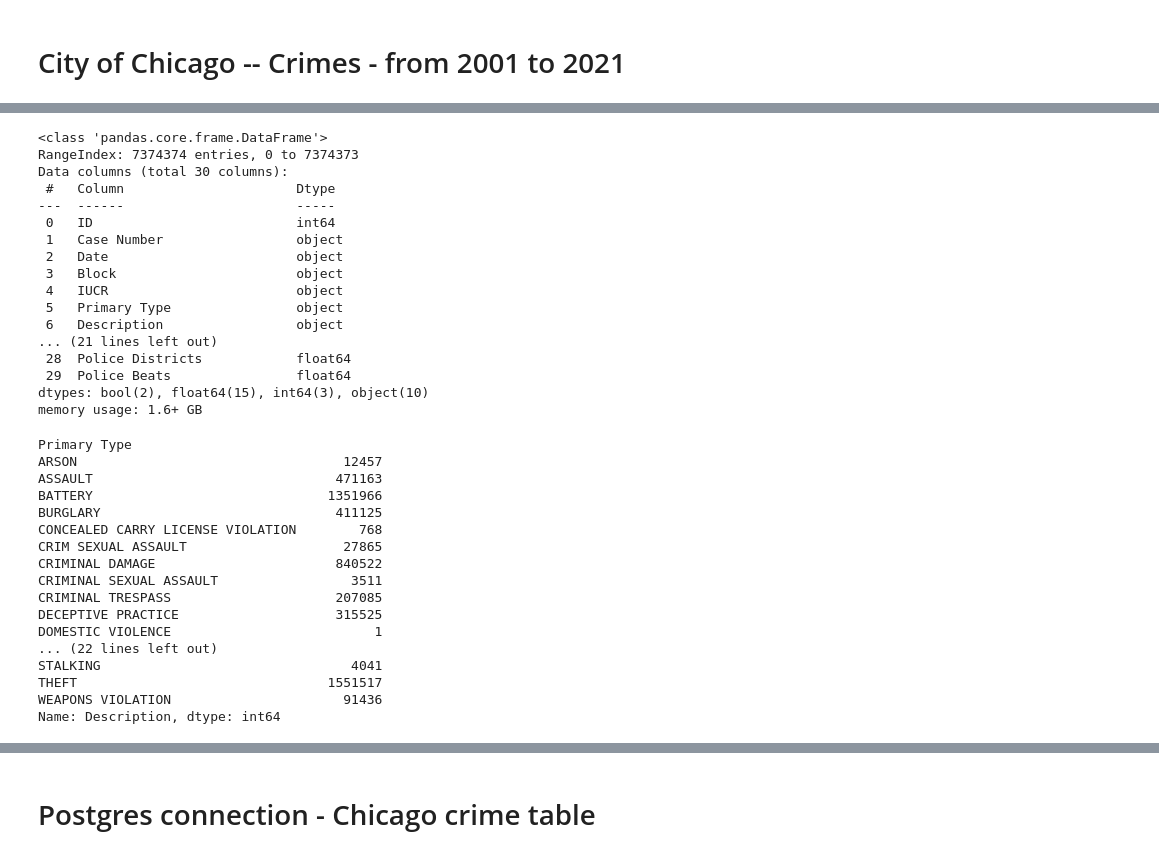
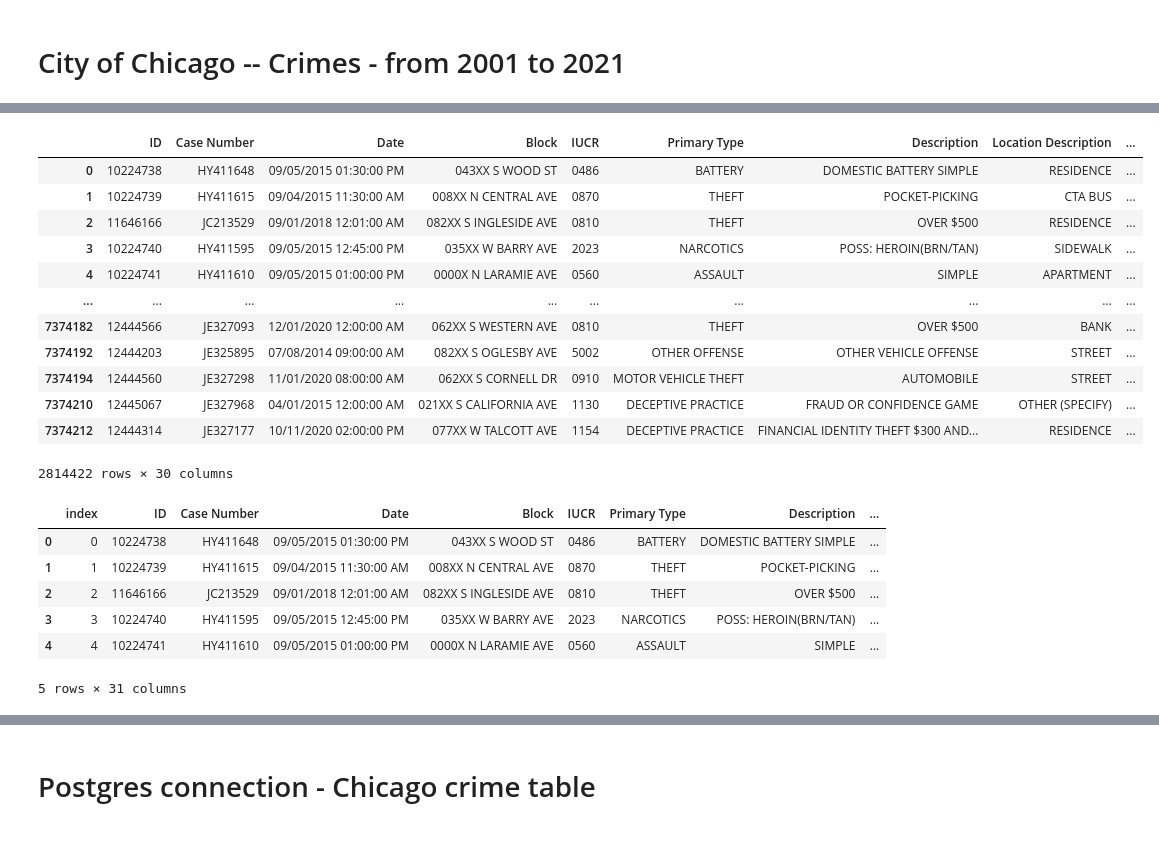
Before and after one commit to Karla-Flores/Chicago-Crime-Visualizing-Data, a Jupyter notebook: Proyect_03.ipynb, the cells around one changed output, grey strips where cells are left out. Saved outputs shown, nothing was run; the diff lists cells and outputs as text; code cells hidden in the pictures.

```diff
--- a/Proyect_03.ipynb
+++ b/Proyect_03.ipynb
@@ -24,0 +24,16 @@ table.head()
+# %%
+table[(table.Year>2010) & (table.Year<2021)]
+# %% [output]
+|  | ID | Case Number | Date | Block | IUCR | Primary Type | Description | Location Description | ... |
+| 0 | 10224738 | HY411648 | 09/05/2015 01:30:00 PM | 043XX S WOOD ST | 0486 | BATTERY | DOMESTIC BATTERY SIMPLE | RESIDENCE | ... |
+| 1 | 10224739 | HY411615 | 09/04/2015 11:30:00 AM | 008XX N CENTRAL AVE | 0870 | THEFT | POCKET-PICKING | CTA BUS | ... |
+| 2 | 11646166 | JC213529 | 09/01/2018 12:01:00 AM | 082XX S INGLESIDE AVE | 0810 | THEFT | OVER $500 | RESIDENCE | ... |
+| 3 | 10224740 | HY411595 | 09/05/2015 12:45:00 PM | 035XX W BARRY AVE | 2023 | NARCOTICS | POSS: HEROIN(BRN/TAN) | SIDEWALK | ... |
+| 4 | 10224741 | HY411610 | 09/05/2015 01:00:00 PM | 0000X N LARAMIE AVE | 0560 | ASSAULT | SIMPLE | APARTMENT | ... |
+| ... | ... | ... | ... | ... | ... | ... | ... | ... | ... |
+| 7374182 | 12444566 | JE327093 | 12/01/2020 12:00:00 AM | 062XX S WESTERN AVE | 0810 | THEFT | OVER $500 | BANK | ... |
+| 7374192 | 12444203 | JE325895 | 07/08/2014 09:00:00 AM | 082XX S OGLESBY AVE | 5002 | OTHER OFFENSE | OTHER VEHICLE OFFENSE | STREET | ... |
+| 7374194 | 12444560 | JE327298 | 11/01/2020 08:00:00 AM | 062XX S CORNELL DR | 0910 | MOTOR VEHICLE THEFT | AUTOMOBILE | STREET | ... |
+| 7374210 | 12445067 | JE327968 | 04/01/2015 12:00:00 AM | 021XX S CALIFORNIA AVE | 1130 | DECEPTIVE PRACTICE | FRAUD OR CONFIDENCE GAME | OTHER (SPECIFY) | ... |
+| 7374212 | 12444314 | JE327177 | 10/11/2020 02:00:00 PM | 077XX W TALCOTT AVE | 1154 | DECEPTIVE PRACTICE | FINANCIAL IDENTITY THEFT $300 AND... | RESIDENCE | ... |
+2814422 rows × 30 columns
@@ -25,44 +42,16 @@ table.head()
 # %%
-table.info()
+table.head()
 # %% [output]
+|  | index | ID | Case Number | Date | Block | IUCR | Primary Type | Description | ... |
+| 0 | 0 | 10224738 | HY411648 | 09/05/2015 01:30:00 PM | 043XX S WOOD ST | 0486 | BATTERY | DOMESTIC BATTERY SIMPLE | ... |
+| 1 | 1 | 10224739 | HY411615 | 09/04/2015 11:30:00 AM | 008XX N CENTRAL AVE | 0870 | THEFT | POCKET-PICKING | ... |
+| 2 | 2 | 11646166 | JC213529 | 09/01/2018 12:01:00 AM | 082XX S INGLESIDE AVE | 0810 | THEFT | OVER $500 | ... |
+| 3 | 3 | 10224740 | HY411595 | 09/05/2015 12:45:00 PM | 035XX W BARRY AVE | 2023 | NARCOTICS | POSS: HEROIN(BRN/TAN) | ... |
+| 4 | 4 | 10224741 | HY411610 | 09/05/2015 01:00:00 PM | 0000X N LARAMIE AVE | 0560 | ASSAULT | SIMPLE | ... |
-<class 'pandas.core.frame.DataFrame'>
-RangeIndex: 7374374 entries, 0 to 7374373
-Data columns (total 30 columns):
- #   Column                      Dtype
----  ------                      -----
- 0   ID                          int64
- 1   Case Number                 object
- 2   Date                        object
- 3   Block                       object
- 4   IUCR                        object
- 5   Primary Type                object
- 6   Description                 object
-... (21 lines left out)
- 28  Police Districts            float64
- 29  Police Beats                float64
-dtypes: bool(2), float64(15), int64(3), object(10)
-memory usage: 1.6+ GB
+5 rows × 31 columns
 # %%
 # Groupby Primary type
-df = table.groupby(['Primary Type']).count()['Description']
-df
+# df = table.groupby(['Primary Type']).count()['Description']
+# df
-# %% [output]
-Primary Type
-ARSON                                  12457
-ASSAULT                               471163
-BATTERY                              1351966
-BURGLARY                              411125
-CONCEALED CARRY LICENSE VIOLATION        768
-CRIM SEXUAL ASSAULT                    27865
-CRIMINAL DAMAGE                       840522
-CRIMINAL SEXUAL ASSAULT                 3511
-CRIMINAL TRESPASS                     207085
-DECEPTIVE PRACTICE                    315525
-DOMESTIC VIOLENCE                          1
-... (22 lines left out)
-STALKING                                4041
-THEFT                                1551517
-WEAPONS VIOLATION                      91436
-Name: Description, dtype: int64
 # %%
 # Dropping table
```
Also changed, not shown: parts of 12 cells of this notebook.
